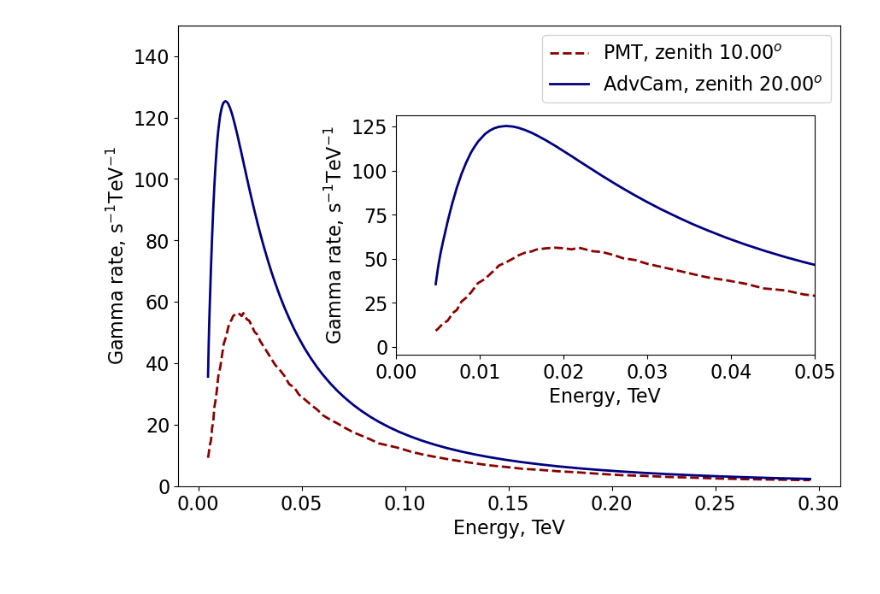
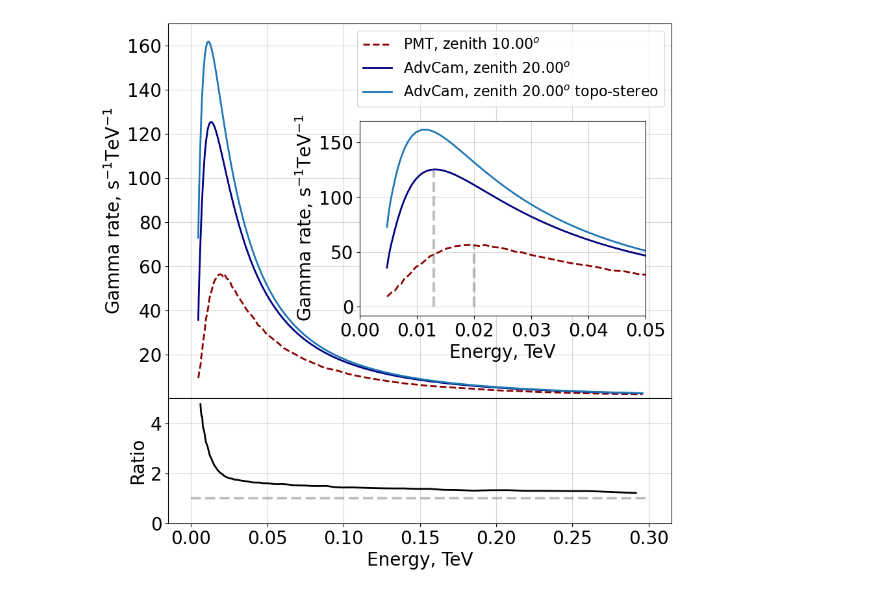
Before and after one commit to burmist-git/spenvis, a Jupyter notebook: plots.ipynb, the cells around one changed output. Saved outputs shown, nothing was run; the diff lists cells and outputs as text; code cells hidden in the pictures.

```diff
--- a/plots.ipynb
+++ b/plots.ipynb
@@ -13,7 +13,10 @@ import os
 #
 df_gr_trg_effArea_fit = pd.read_csv('gr_trg_effArea_fit.csv')
 df_gr_trg_effArea_AdvCam_fit = pd.read_csv('gr_trg_effArea_AdvCam_fit.csv')
+df_gr_trg_effArea_AdvCam_fit_stereo = pd.read_csv('gr_trg_effArea_AdvCam_fit_stereo.csv')
 df_gr_trg_effArea_AdvCam_vs_PMT_fit = pd.read_csv('gr_trg_effArea_AdvCam_vs_PMT_fit.csv')
 #
 df_gr_gamma_rates_trg_LST = pd.read_csv('gr_gamma_rates_trg_LST.csv')
 df_gr_gamma_rates_trg_LST_AdvCam = pd.read_csv('gr_gamma_rates_trg_LST_AdvCam.csv')
+df_gr_gamma_rates_trg_LST_AdvCam_stereo = pd.read_csv('gr_gamma_rates_trg_LST_AdvCam_stereo.csv')
+df_gr_gamma_rates_trg_PMT_vs_AdvCam_ratio = pd.read_csv('gr_gamma_rates_trg_PMT_vs_AdvCam_ratio.csv')
@@ -61,59 +88,96 @@ plt.savefig('trg_effArea_AdvCam_vs_PMT_fit.pdf', bbox_inches='tight')
 # %%
-fig, ax = plt.subplots(figsize=(10,7))
-ax.plot(df_gr_gamma_rates_trg_LST['xx'].values,df_gr_gamma_rates_trg_LST['yy'].values,
+fig, ax = plt.subplots(nrows=2, ncols=1, sharex=True, height_ratios=[3,1],figsize=(10,10))
+fig.subplots_adjust(hspace=0.0, wspace=0.0)
+
+#fig, ax = plt.subplots(figsize=(10,10))
+
+thefontsize=20
+
+ax[0].plot(df_gr_gamma_rates_trg_LST['xx'].values,df_gr_gamma_rates_trg_LST['yy'].values,
         lw=2,color='darkred',
         ls='dashed',
         label='PMT, zenith 10.00$^o$')
-ax.plot(df_gr_gamma_rates_trg_LST_AdvCam['xx'].values,df_gr_gamma_rates_trg_LST_AdvCam['yy'].values,
+ax[0].plot(df_gr_gamma_rates_trg_LST_AdvCam['xx'].values,df_gr_gamma_rates_trg_LST_AdvCam['yy'].values,
         lw=2,
         color='navy',
         label='AdvCam, zenith 20.00$^o$')
-ax.legend(fontsize=16)
-ax.tick_params(axis='both', which='major', labelsize=16)
-ax.tick_params(axis='both', which='minor', labelsize=16)
-ax.set_xlabel('Energy, TeV',fontsize=16)
-ax.set_ylabel('Gamma rate, s$^{-1}$TeV$^{-1}$',fontsize=16)
-ax.set_ylim(0,150);
+
+ax[0].plot(df_gr_gamma_rates_trg_LST_AdvCam_stereo['xx'].values,df_gr_gamma_rates_trg_LST_AdvCam_stereo['yy'].values,
+        lw=2,
+        label='AdvCam, zenith 20.00$^o$ topo-stereo')
+
+ax[0].legend(fontsize=16)
+ax[0].tick_params(axis='both', which='major', labelsize=thefontsize)
+ax[0].tick_params(axis='both', which='minor', labelsize=thefontsize)
+ax[0].set_xlabel('Energy, TeV',fontsize=thefontsize)
+ax[0].set_ylabel('Gamma rate, s$^{-1}$TeV$^{-1}$',fontsize=thefontsize)
+ax[0].set_ylim(0.1,170);
+ax[0].grid(True,alpha=0.5)
 
 
-ax_zoom = plt.axes([0.38, 0.33, 0.49, 0.4])  # (left, bottom, width, height)
+ax_zoom = plt.axes([0.42, 0.43, 0.44, 0.30])  # (left, bottom, width, height)
 
 ax_zoom.plot(df_gr_gamma_rates_trg_LST['xx'].values,df_gr_gamma_rates_trg_LST['yy'].values,
         lw=2,color='darkred',
         ls='dashed',
         label='PMT, zenith 10.00$^o$')
 ax_zoom.plot(df_gr_gamma_rates_trg_LST_AdvCam['xx'].values,df_gr_gamma_rates_trg_LST_AdvCam['yy'].values,
         lw=2,
         color='navy',
         label='AdvCam, zenith 20.00$^o$')
+ax_zoom.plot(df_gr_gamma_rates_trg_LST_AdvCam_stereo['xx'].values,df_gr_gamma_rates_trg_LST_AdvCam_stereo['yy'].values,
+        lw=2,
+        label='AdvCam, zenith 20.00$^o$ topo-stereo')
 ax_zoom.set_xlim(0,0.05);
 
-ax_zoom.set_xlabel('Energy, TeV',fontsize=16)
-ax_zoom.set_ylabel('Gamma rate, s$^{-1}$TeV$^{-1}$',fontsize=16)
-ax_zoom.tick_params(axis='both', which='major', labelsize=16)
-ax_zoom.tick_params(axis='both', which='minor', labelsize=16)
+ax_zoom.set_xlabel('Energy, TeV',fontsize=thefontsize)
+ax_zoom.set_ylabel('Gamma rate, s$^{-1}$TeV$^{-1}$',fontsize=thefontsize)
+ax_zoom.tick_params(axis='both', which='major', labelsize=thefontsize)
+ax_zoom.tick_params(axis='both', which='minor', labelsize=thefontsize)
+
+ax_zoom.vlines(0.02,0.0,55,ls='dashed',color='grey',alpha=0.5,lw=3)
+ax_zoom.vlines(0.013,0.0,125,ls='dashed',color='grey',alpha=0.5,lw=3)
+
+
+ax_zoom.grid(True,alpha=0.5)
+
+ax[1].plot(df_gr_gamma_rates_trg_PMT_vs_AdvCam_ratio['xx'].values,df_gr_gamma_rates_trg_PMT_vs_AdvCam_ratio['yy'].values,
+         lw=2,
+         color='black')
+ax[1].set_xlabel('Energy, TeV',fontsize=thefontsize)
+
+#ax[1].hlines(1,0.005,50,ls='dashed',color='grey')
+ax[1].grid(True,alpha=0.5)
+
+ax[1].tick_params(axis='both', which='major', labelsize=thefontsize)
+ax[1].tick_params(axis='both', which='minor', labelsize=thefontsize)
+ax[1].set_ylabel('Ratio',fontsize=thefontsize)
+ax[1].set_ylim(0,5);
+
+ax[1].hlines(1,0.0,0.3,ls='dashed',color='grey',alpha=0.5,lw=3)
+
 
 plt.savefig('trg_crab_rate_AdvCam_vs_PMT.pdf', bbox_inches='tight')
 
 # ax_zoom = plt.axes([0.56, 0.600, 0.14, 0.150])  # (left, bottom, width, height)
 # ax_zoom.plot(timelist1[:500], dfraw_CorrectedI[dfraw_currents['Over Voltage (V)'][28]][:500], '-o',c=colors1[0], label="Cherenkov jump")
 # ax_zoom.set_xlim(x_zoom)
 # ax_zoom.set_ylim(y_zoom)
 # ax_zoom.legend(loc=4, fontsize=11)
 # ax_zoom.set_title('Zoomed', fontsize=13)
 # ax_zoom = plt.gca()
 # ax_zoom.spines['bottom'].set_color('red')
 # ax_zoom.spines['top'].set_color('red')
 # ax_zoom.spines['left'].set_color('red')
 # ax_zoom.spines['right'].set_color('red')
 # ax_zoom.tick_params(axis='both', which='major', labelsize=12)
 # ax_zoom.tick_params(axis='both', which='minor', labelsize=12)
 # formatter = ticker.ScalarFormatter(useMathText=True)
 # formatter.set_powerlimits((-2, 2))  # Adjust these limits if needed
 # ax_zoom.yaxis.set_major_formatter(formatter)
 # ax_zoom.yaxis.get_offset_text().set_fontsize(12)
 # %% [output]
-[figure, old version]
+[figure, new version]
 # %%
 plt.plot(df_gr_gamma_rates_trg_LST['xx'].values,df_gr_gamma_rates_trg_LST['yy'].values)
 plt.plot(df_gr_gamma_rates_trg_LST_AdvCam['xx'].values,df_gr_gamma_rates_trg_LST_AdvCam['yy'].values)
```
Also changed, not shown: parts of 51 cells of this notebook, 6 other files.
